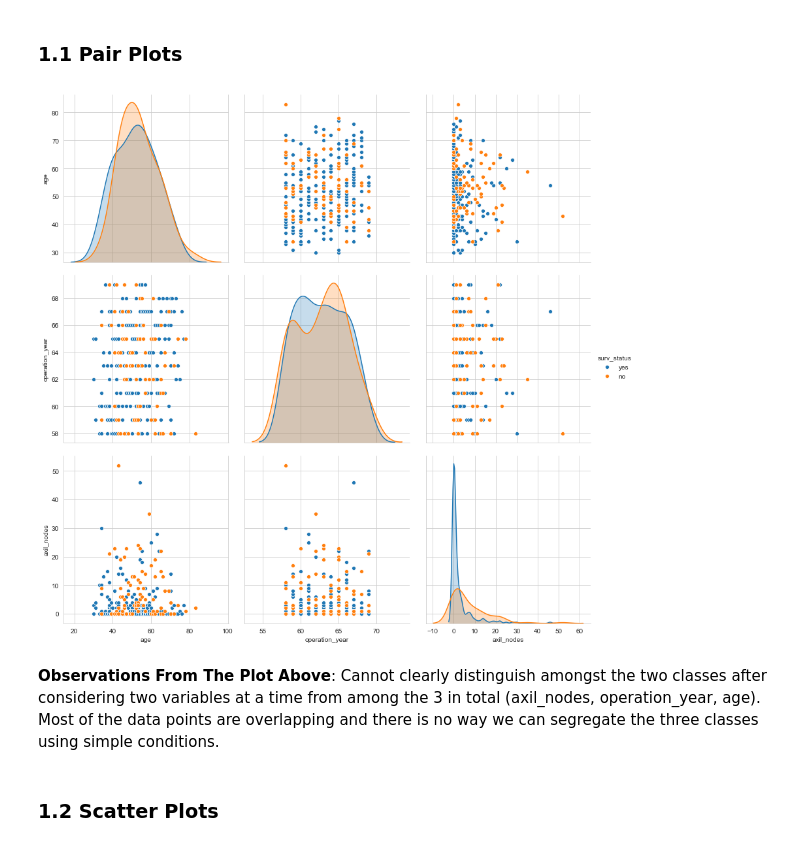
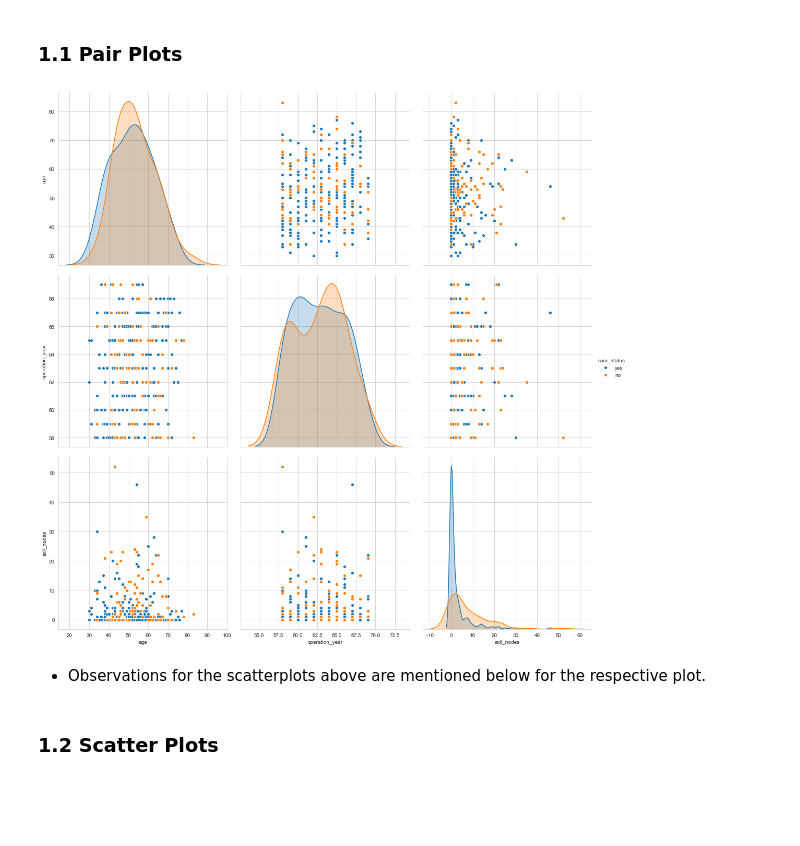
Before and after one commit to linkedafaque/Machine-Learning, a Jupyter notebook: 4. Exploratory Data Analysis (EDA)/5. Haberman EDA Assignment.ipynb, the cells around one changed output. Saved outputs shown, nothing was run; the diff lists cells and outputs as text; code cells hidden in the pictures; blank space fills up the shorter version.

```diff
--- a/4. Exploratory Data Analysis (EDA)/5. Haberman EDA Assignment.ipynb
+++ b/4. Exploratory Data Analysis (EDA)/5. Haberman EDA Assignment.ipynb
@@ -68,12 +67,12 @@ Name: surv_status, dtype: int64
 ### 1.1 Pair Plots
 # %%
 sns.set_style('whitegrid')
-sns.pairplot(df, hue='surv_status',size=4)
+sns.pairplot(df, hue='surv_status', size=5)
 plt.show()
 # %% [output]
-[figure, old version]
+[figure, new version]
-# %% [markdown]
-**Observations From The Plot Above**: Cannot clearly distinguish amongst the two classes after considering two variables at a time from among the 3 in total (axil_nodes, operation_year, age). Most of the data points are overlapping and there is no way we can segregate the three classes using simple conditions.
+# %% [markdown]
+- Observations for the scatterplots above are mentioned below for the respective plot.
 # %% [markdown]
 ### 1.2 Scatter Plots
 # %%
```
Also changed, not shown: parts of 25 cells of this notebook.
